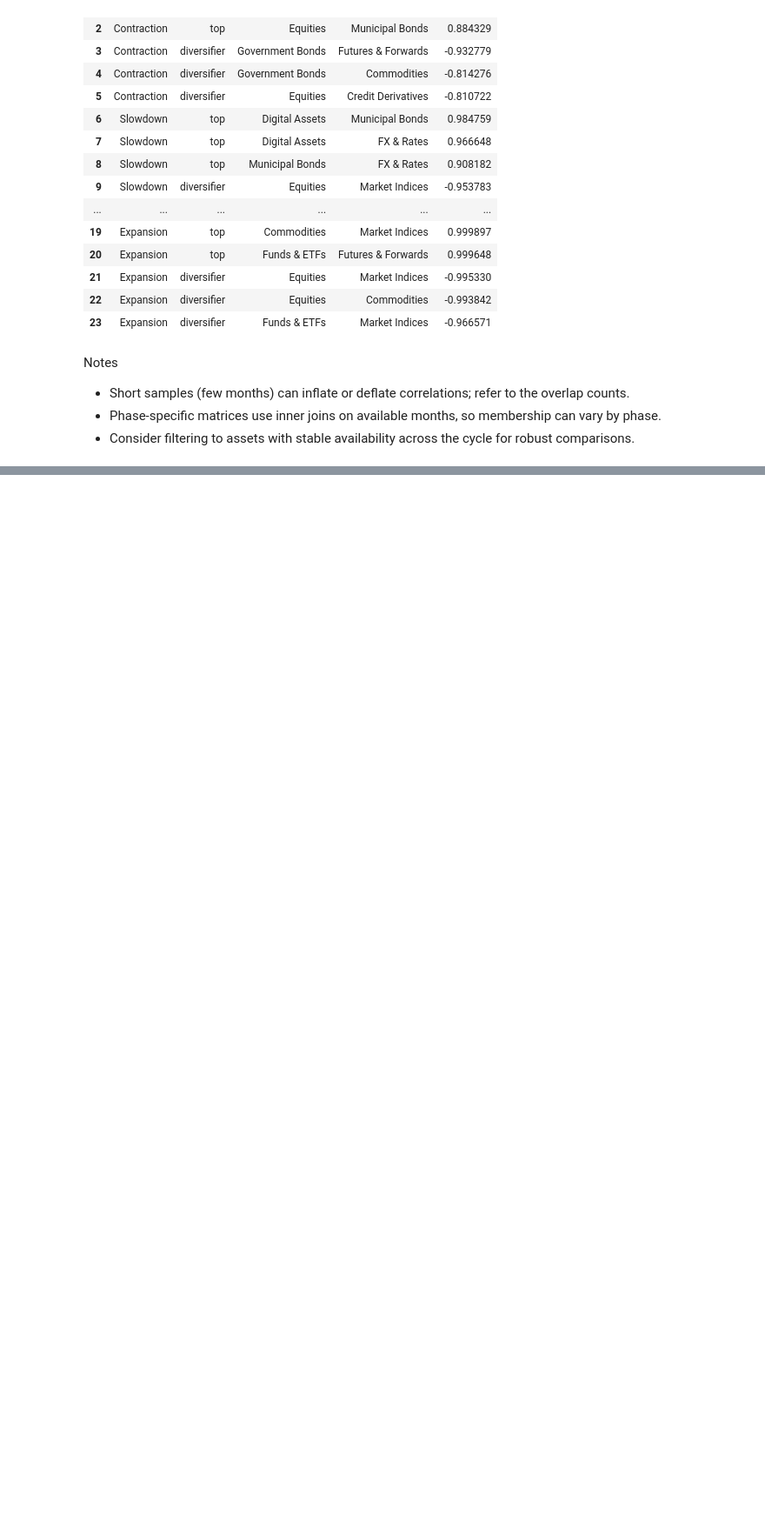
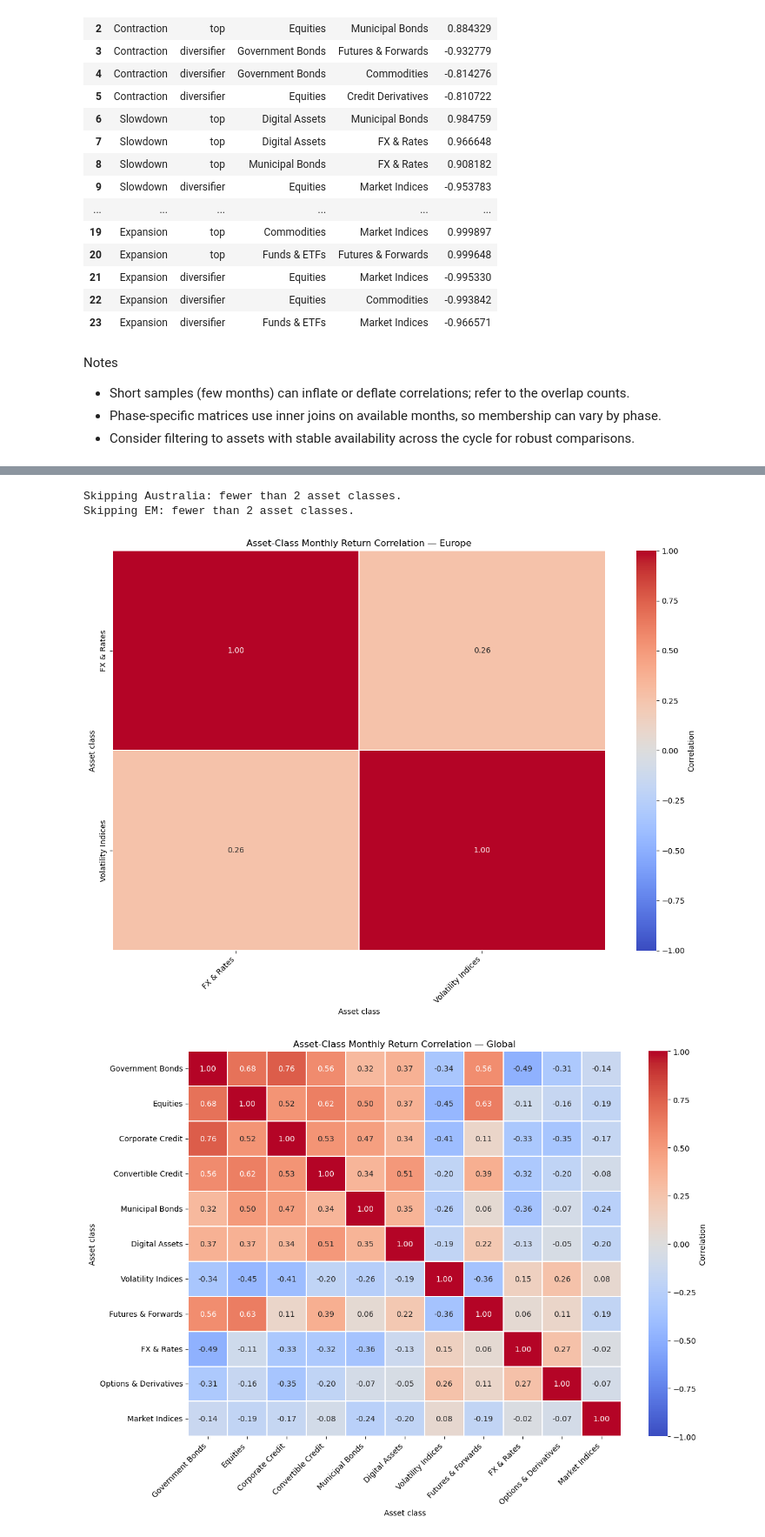
Before and after one commit to kecheng-shi/Nexus-data-preprocessing, a Jupyter notebook: Nexus Data Analysis.ipynb, the cells around one changed output, grey strips where cells are left out. Shown at 87% size. Drawn from its saved outputs; the diff is of its cells as text; code cells hidden in the pictures; blank space fills up the shorter version.

```diff
--- a/Nexus Data Analysis.ipynb
+++ b/Nexus Data Analysis.ipynb
@@ -1973,0 +2102,35 @@ Notes
+# %%
+# Compute and plot overall asset-class correlation matrices per region.
+import numpy as np
+import pandas as pd
+import seaborn as sns
+import matplotlib.pyplot as plt
+from analysis.stats import pairwise_corr
+
+if 'REGION_ASSET_CLASS_PANELS' not in globals() or not REGION_ASSET_CLASS_PANELS:
+    print('Region panels unavailable; run 6.1 first.')
+else:
+    REGION_CLASS_CORR_RESULTS = {}
+    for region, panel in REGION_ASSET_CLASS_PANELS.items():
+        if panel.shape[1] < 2:
+            print(f'Skipping {region}: fewer than 2 asset classes.')
+            continue
+        corr_df = pairwise_corr(panel.dropna(how='all'), min_periods=24)
+        # Order columns by overall correlation intensity for readability.
+        order = corr_df.abs().sum().sort_values(ascending=False).index.tolist()
+        corr_df = corr_df.loc[order, order]
+        REGION_CLASS_CORR_RESULTS[region] = corr_df
+
+        fig, ax = plt.subplots(figsize=(12, 9))
+        sns.heatmap(corr_df, cmap='coolwarm', vmin=-1, vmax=1, annot=True, fmt='.2f', linewidths=0.3, cbar_kws={'label': 'Correlation'}, ax=ax)
+        ax.set_title(f'Asset-Class Monthly Return Correlation — {region}')
+        ax.set_xlabel('Asset class')
+        ax.set_ylabel('Asset class')
+        plt.setp(ax.get_xticklabels(), rotation=45, ha='right')
+        plt.tight_layout()
+        plt.show()
+# %% [output]
+Skipping Australia: fewer than 2 asset classes.
+Skipping EM: fewer than 2 asset classes.
+[figure, added]
+[figure, added]
```
Also changed, not shown: parts of 12 cells of this notebook, 3 other files.
